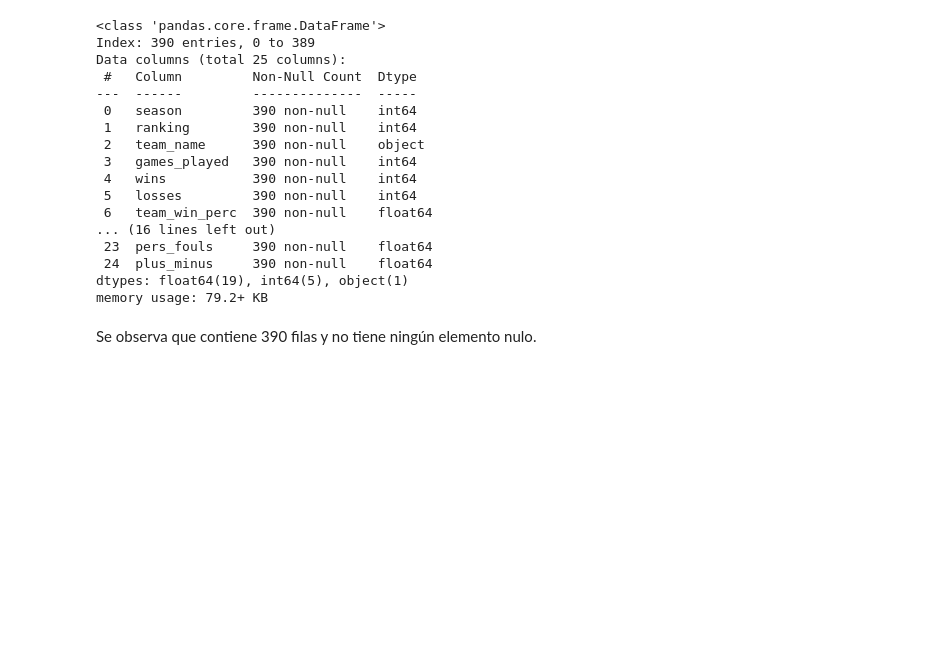
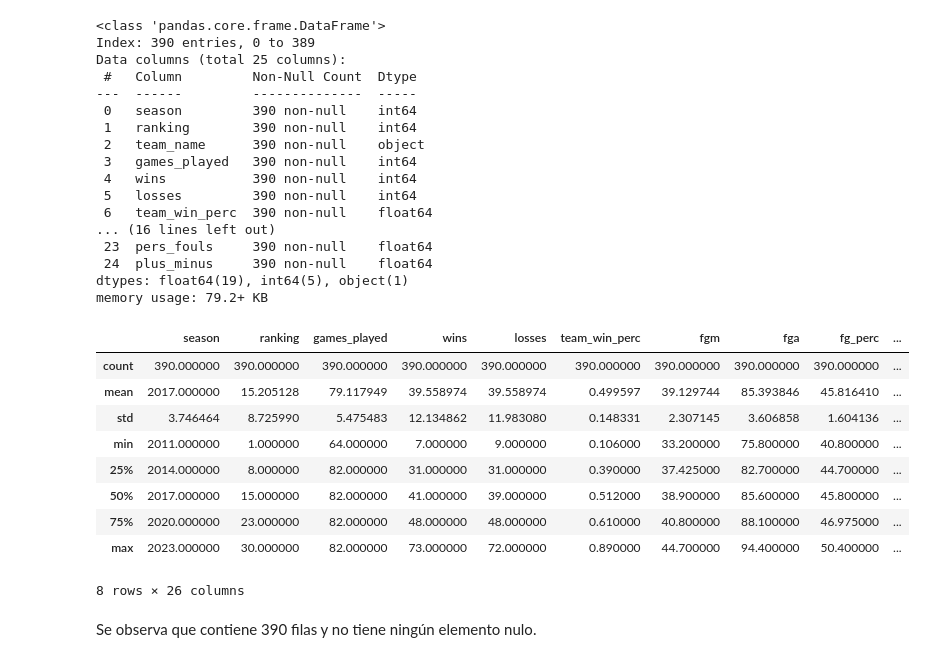
Before and after one commit to APintos2/mavs_eda, a Jupyter notebook: EDA.ipynb, the cells around one changed output. Saved outputs shown, nothing was run; the diff lists cells and outputs as text; code cells hidden in the pictures; blank space fills up the shorter version.

```diff
--- a/EDA.ipynb
+++ b/EDA.ipynb
@@ -60,6 +60,19 @@ Data columns (total 25 columns):
  24  plus_minus     390 non-null    float64
 dtypes: float64(19), int64(5), object(1)
 memory usage: 79.2+ KB
+# %%
+df_team_stats.describe()
+# %% [output]
+|  | season | ranking | games_played | wins | losses | team_win_perc | fgm | fga | fg_perc | ... |
+| count | 390.000000 | 390.000000 | 390.000000 | 390.000000 | 390.000000 | 390.000000 | 390.000000 | 390.000000 | 390.000000 | ... |
+| mean | 2017.000000 | 15.205128 | 79.117949 | 39.558974 | 39.558974 | 0.499597 | 39.129744 | 85.393846 | 45.816410 | ... |
+| std | 3.746464 | 8.725990 | 5.475483 | 12.134862 | 11.983080 | 0.148331 | 2.307145 | 3.606858 | 1.604136 | ... |
+| min | 2011.000000 | 1.000000 | 64.000000 | 7.000000 | 9.000000 | 0.106000 | 33.200000 | 75.800000 | 40.800000 | ... |
+| 25% | 2014.000000 | 8.000000 | 82.000000 | 31.000000 | 31.000000 | 0.390000 | 37.425000 | 82.700000 | 44.700000 | ... |
+| 50% | 2017.000000 | 15.000000 | 82.000000 | 41.000000 | 39.000000 | 0.512000 | 38.900000 | 85.600000 | 45.800000 | ... |
+| 75% | 2020.000000 | 23.000000 | 82.000000 | 48.000000 | 48.000000 | 0.610000 | 40.800000 | 88.100000 | 46.975000 | ... |
+| max | 2023.000000 | 30.000000 | 82.000000 | 73.000000 | 72.000000 | 0.890000 | 44.700000 | 94.400000 | 50.400000 | ... |
+8 rows × 26 columns
 # %% [markdown]
 Se observa que contiene 390 filas y no tiene ningún elemento nulo.
 # %% [markdown]
```
Also changed, not shown: parts of 4 cells of this notebook, 4 other files.
